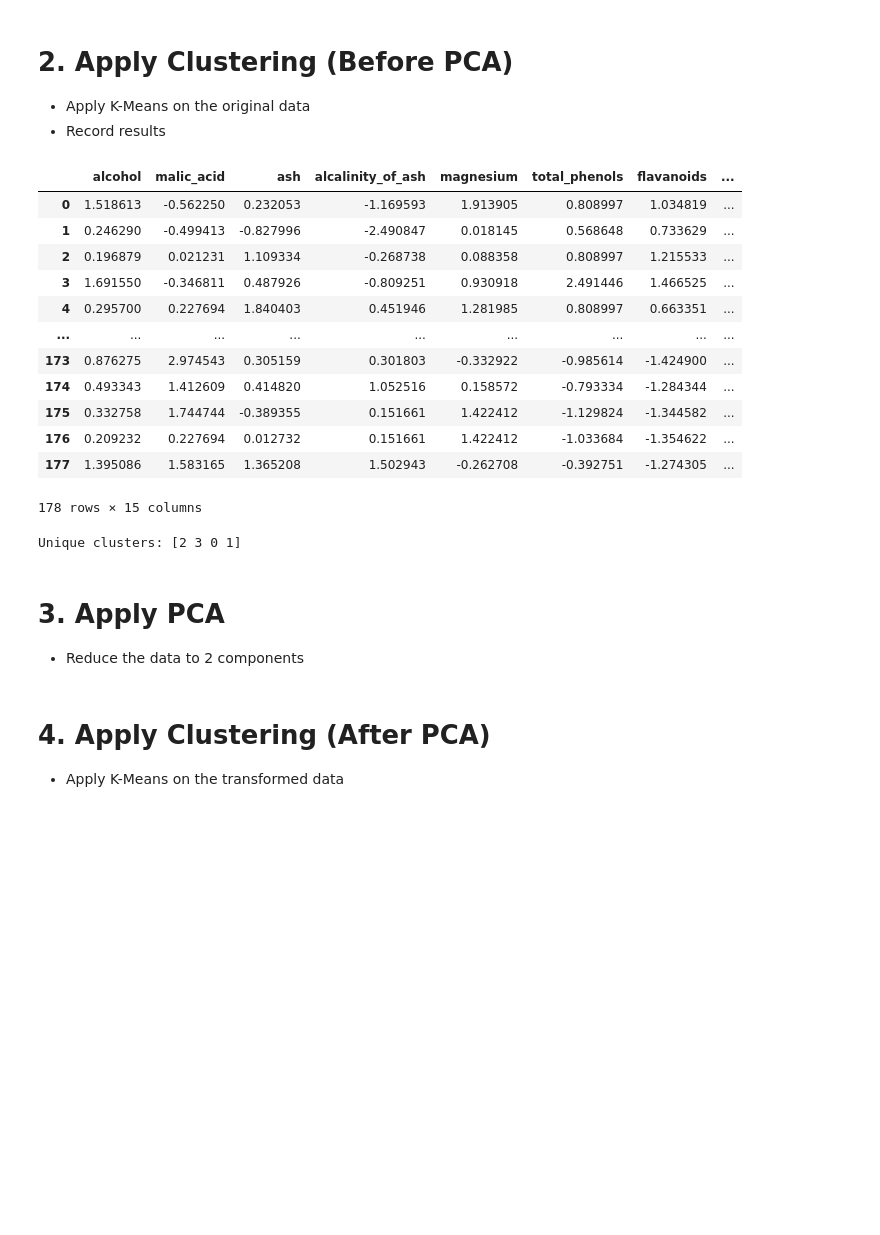
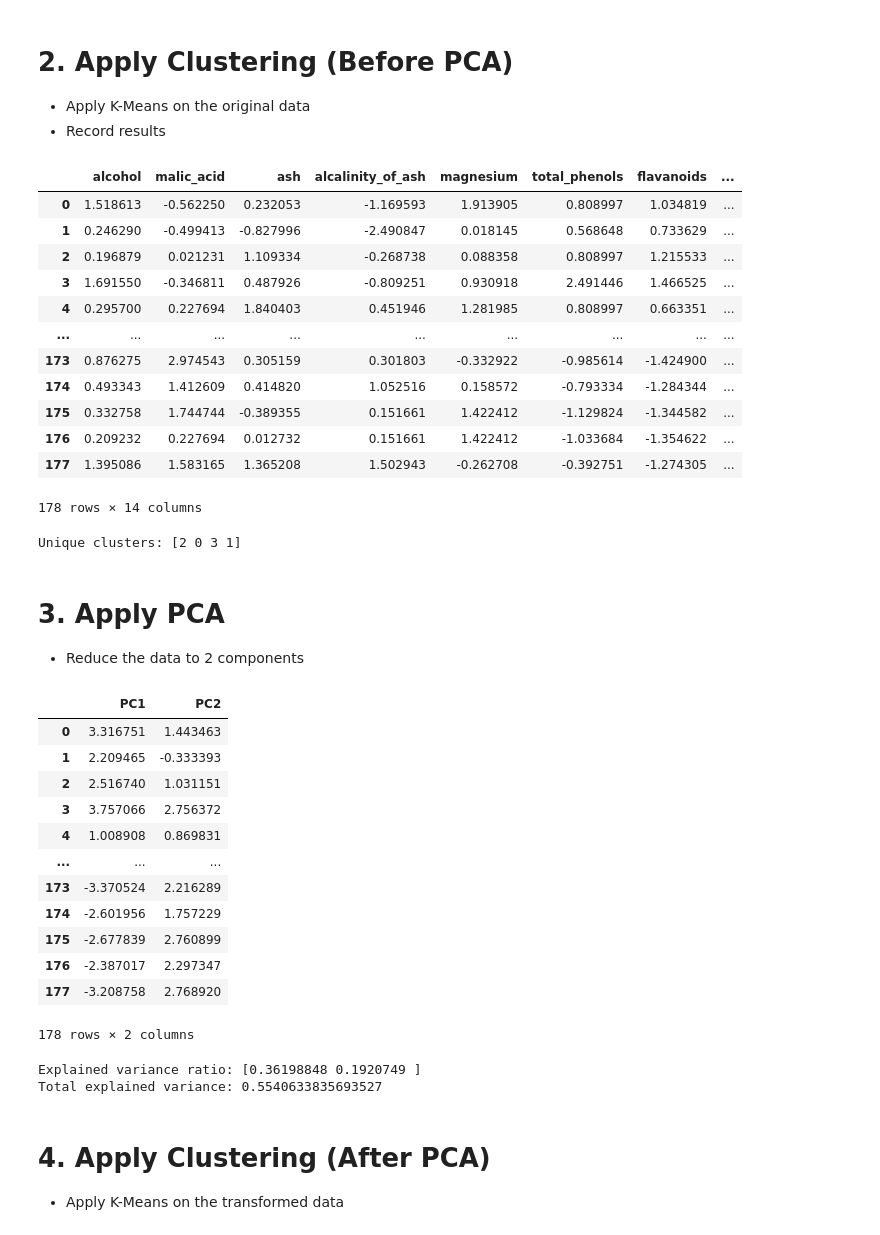
Before and after one commit to Abdulmajeed-A/Tuwaiq-MiniProject-Evaluating-Clustering, a Jupyter notebook: MiniProject-Evaluating-Clustering.ipynb, the cells around one changed output. Drawn from its saved outputs; the diff is of its cells as text; code cells hidden in the pictures; blank space fills up the shorter version.

Commit message:
call data with out target Apply PCA

```diff
--- a/MiniProject-Evaluating-Clustering.ipynb
+++ b/MiniProject-Evaluating-Clustering.ipynb
@@ -32,3 +22,7 @@ df.head()
+# %%
+# make it with out target
+wine = load_wine(as_frame=True)
+df = wine.data   # features only
 # %%
 df.shape
 # %% [output]
@@ -116,11 +113,38 @@ print("Unique clusters:", df_scaled['cluster_assignment'].unique())
 | 175 | 0.332758 | 1.744744 | -0.389355 | 0.151661 | 1.422412 | -1.129824 | -1.344582 | ... |
 | 176 | 0.209232 | 0.227694 | 0.012732 | 0.151661 | 1.422412 | -1.033684 | -1.354622 | ... |
 | 177 | 1.395086 | 1.583165 | 1.365208 | 1.502943 | -0.262708 | -0.392751 | -1.274305 | ... |
-178 rows × 15 columns
+178 rows × 14 columns
-Unique clusters: [2 3 0 1]
+Unique clusters: [2 0 3 1]
 # %% [markdown]
 # 3. Apply PCA
 * Reduce the data to 2 components
+# %%
+# Apply PCA and reduce to 2 components
+pca = PCA(n_components=2)
+
+X_pca = pca.fit_transform(X)
+
+df_pca = pd.DataFrame(X_pca, columns=['PC1', 'PC2'])
+display(df_pca)
+
+print("Explained variance ratio:", pca.explained_variance_ratio_)
+print("Total explained variance:", pca.explained_variance_ratio_.sum())
+# %% [output]
+|  | PC1 | PC2 |
+| 0 | 3.316751 | 1.443463 |
+| 1 | 2.209465 | -0.333393 |
+| 2 | 2.516740 | 1.031151 |
+| 3 | 3.757066 | 2.756372 |
+| 4 | 1.008908 | 0.869831 |
+| ... | ... | ... |
+| 173 | -3.370524 | 2.216289 |
+| 174 | -2.601956 | 1.757229 |
+| 175 | -2.677839 | 2.760899 |
+| 176 | -2.387017 | 2.297347 |
+| 177 | -3.208758 | 2.768920 |
+178 rows × 2 columns
+Explained variance ratio: [0.36198848 0.1920749 ]
+Total explained variance: 0.5540633835693527
 # %% [markdown]
 # 4. Apply Clustering (After PCA)
 * Apply K-Means on the transformed data
```
Also changed, not shown: parts of 3 cells of this notebook.
